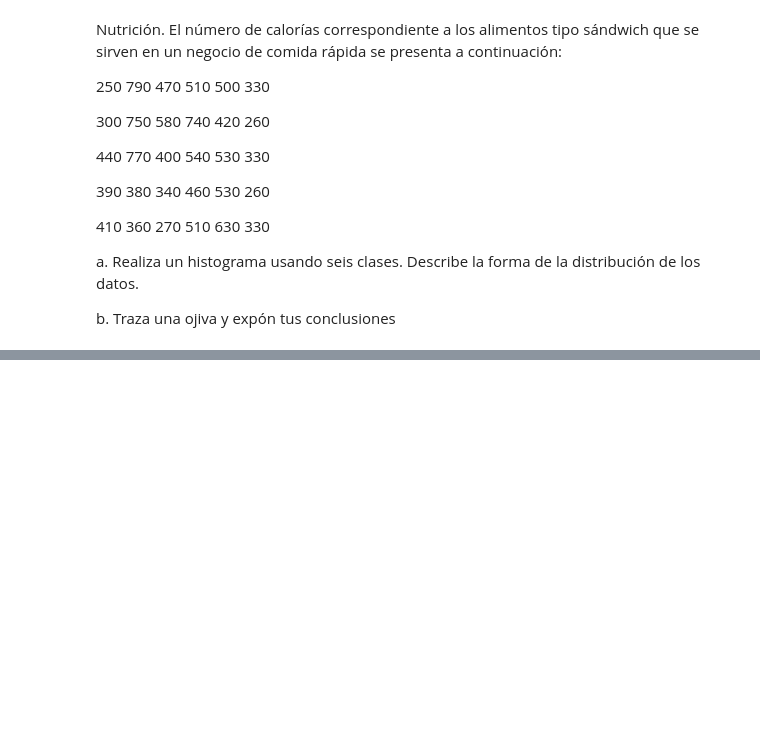
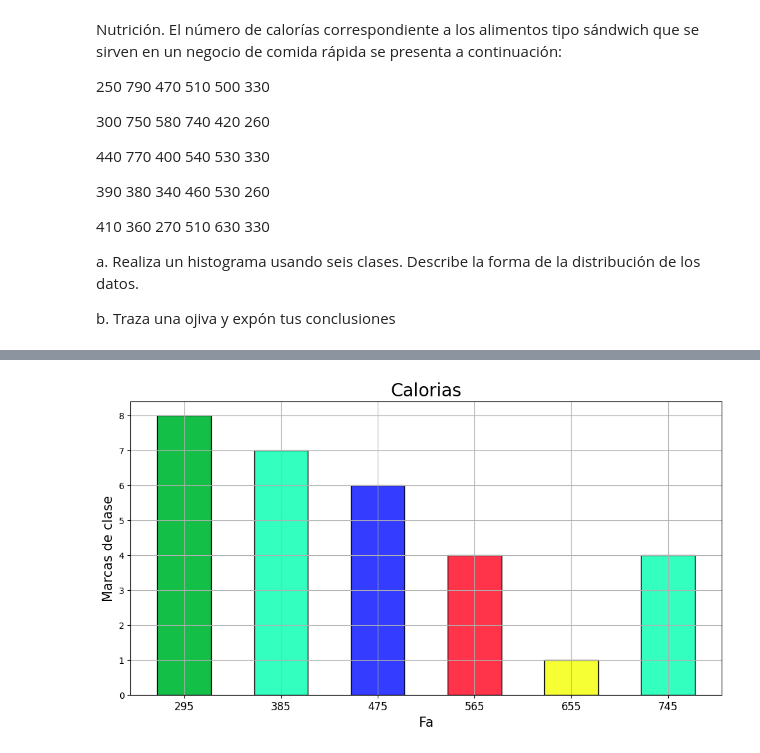
Before and after one commit to Isai23011/IMCVerano2024T1, a Jupyter notebook: Ejercicios.ipynb, the cells around one changed output, grey strips where cells are left out. Cells and saved outputs as stored; diff of their text form; code cells hidden in the pictures; blank space fills up the shorter version.

```diff
--- a/Ejercicios.ipynb
+++ b/Ejercicios.ipynb
@@ -185,3 +182,23 @@ un negocio de comida rápida se presenta a continuación:
 a. Realiza un histograma usando seis clases. Describe la forma de la distribución de los datos.
 
 b. Traza una ojiva y expón tus conclusiones
+# %%
+#Arreglo a usar
+datos = [250, 790, 470, 510, 500, 330,
+        300, 750, 580, 740, 420, 260,
+        440, 770, 400, 540, 530, 330,
+        390, 380, 340, 460, 530, 260,
+        410, 360, 270, 510, 630, 330]
+
+datosOrd = i.ordenar_asc(datos) #Ordena los datos del arreglo principal
+
+lim_inf, lim_sup, mrks = c.clases_grouped(datosOrd) #Calcula los limites inferiores, superiores y las marcas de clase
+
+freq_absoluta, clases = che.fa_grouped(datosOrd, lim_inf, lim_sup) #Calcula los 2 tipos de F_absolutas, asi como el numero de clases
+
+freq_relativa = fr.obtener_fr(freq_absoluta) #Calcula las F_relativas
+frecuencia_acumulada = fa.obtener_fa(freq_relativa) #Calcula las F_acomuladas
+
+tbl = esc.tabla_grouped(lim_inf, lim_sup, mrks, freq_absoluta, freq_relativa, frecuencia_acumulada) #Ordena de los datos recabados en una tabla
+
+print(tbl) #Imprime la tabla
@@ -187,0 +221,10 @@ b. Traza una ojiva y expón tus conclusiones
+# %%
+# Definicion de 'titulos'
+labelx = "Fa"
+labely = "Marcas de clase"
+titulo = "Calorias"
+
+# Impresion de las tablas correspondientes
+histograma = ca.plot_hist(clases, freq_absoluta, mrks, labelx, labely, titulo)
+# %% [output]
+[figure, added]
```
Also changed, not shown: parts of 2 cells of this notebook.
